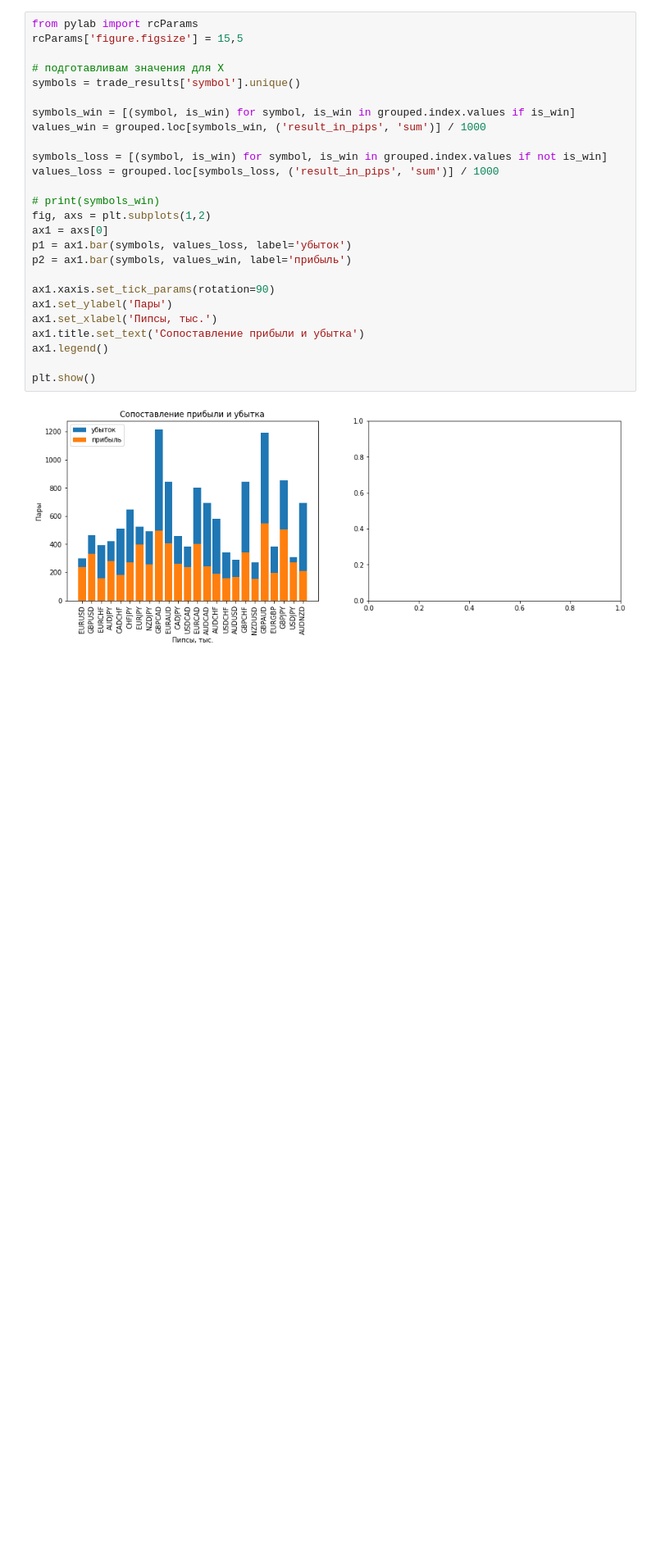
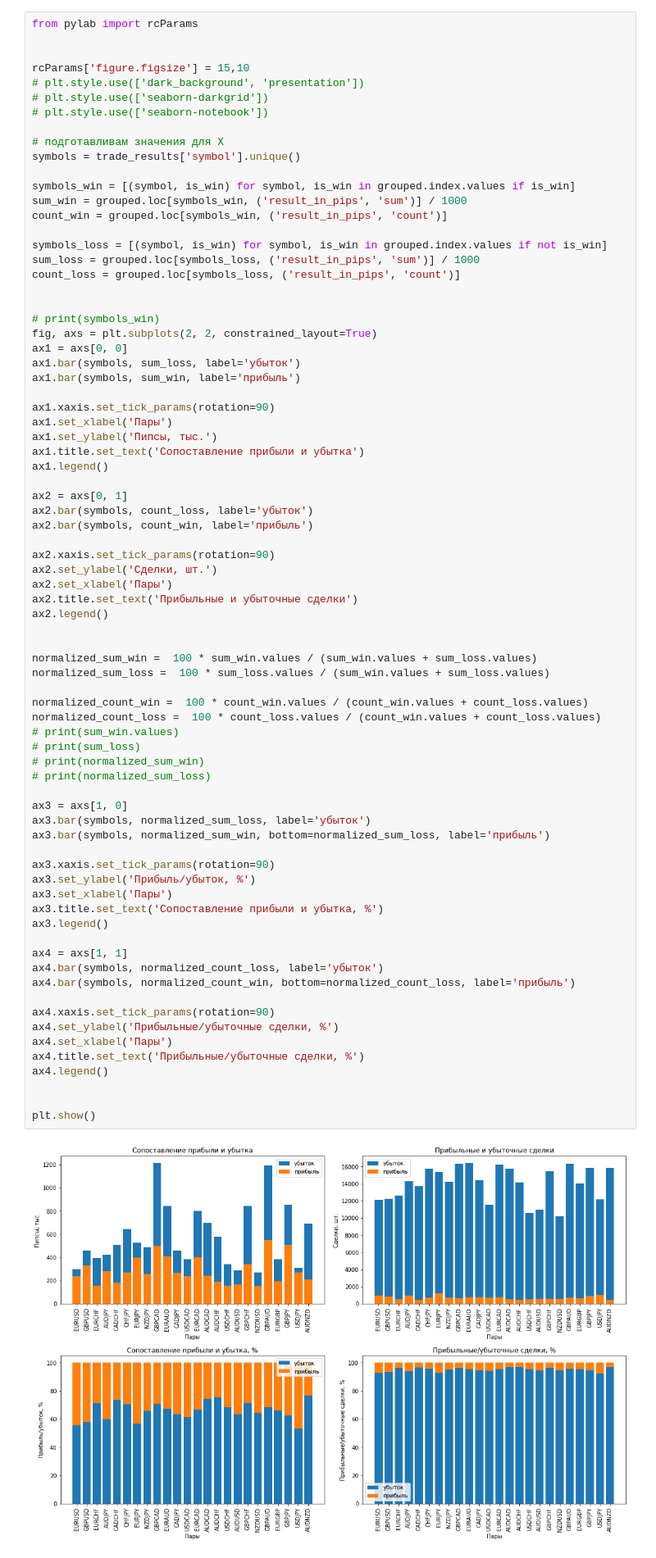
Before and after one commit to pudovd/stpy-19, a Jupyter notebook: 02-visualization/analyze-trade-results-Copy1.ipynb, the cells around one changed output. Shown at 82% size. Drawn from its saved outputs; the diff is of its cells as text; blank space fills up the shorter version.

Commit message:
add normalized charts

```diff
--- a/02-visualization/analyze-trade-results-Copy1.ipynb
+++ b/02-visualization/analyze-trade-results-Copy1.ipynb
@@ -88,32 +88,82 @@ grouped.head(4)
 ### Отобразим столбчатую диаграмму для сравнения прибыли/убытков
 # %%
 from pylab import rcParams
-rcParams['figure.figsize'] = 15,5
+
+
+rcParams['figure.figsize'] = 15,10
+# plt.style.use(['dark_background', 'presentation'])
+# plt.style.use(['seaborn-darkgrid'])
+# plt.style.use(['seaborn-notebook'])
 
 # подготавливам значения для X
 symbols = trade_results['symbol'].unique()
 
 symbols_win = [(symbol, is_win) for symbol, is_win in grouped.index.values if is_win]
-values_win = grouped.loc[symbols_win, ('result_in_pips', 'sum')] / 1000
+sum_win = grouped.loc[symbols_win, ('result_in_pips', 'sum')] / 1000
+count_win = grouped.loc[symbols_win, ('result_in_pips', 'count')]
 
 symbols_loss = [(symbol, is_win) for symbol, is_win in grouped.index.values if not is_win]
-values_loss = grouped.loc[symbols_loss, ('result_in_pips', 'sum')] / 1000
+sum_loss = grouped.loc[symbols_loss, ('result_in_pips', 'sum')] / 1000
+count_loss = grouped.loc[symbols_loss, ('result_in_pips', 'count')]
+
 
 # print(symbols_win)
-fig, axs = plt.subplots(1,2)
-ax1 = axs[0]
-p1 = ax1.bar(symbols, values_loss, label='убыток')
-p2 = ax1.bar(symbols, values_win, label='прибыль')
+fig, axs = plt.subplots(2, 2, constrained_layout=True)
+ax1 = axs[0, 0]
+ax1.bar(symbols, sum_loss, label='убыток')
+ax1.bar(symbols, sum_win, label='прибыль')
 
 ax1.xaxis.set_tick_params(rotation=90)
-ax1.set_ylabel('Пары')
-ax1.set_xlabel('Пипсы, тыс.')
+ax1.set_xlabel('Пары')
+ax1.set_ylabel('Пипсы, тыс.')
 ax1.title.set_text('Сопоставление прибыли и убытка')
 ax1.legend()
 
+ax2 = axs[0, 1]
+ax2.bar(symbols, count_loss, label='убыток')
+ax2.bar(symbols, count_win, label='прибыль')
+
+ax2.xaxis.set_tick_params(rotation=90)
+ax2.set_ylabel('Сделки, шт.')
+ax2.set_xlabel('Пары')
+ax2.title.set_text('Прибыльные и убыточные сделки')
+ax2.legend()
+
+
+normalized_sum_win =  100 * sum_win.values / (sum_win.values + sum_loss.values)
+normalized_sum_loss =  100 * sum_loss.values / (sum_win.values + sum_loss.values)
+
+normalized_count_win =  100 * count_win.values / (count_win.values + count_loss.values)
+normalized_count_loss =  100 * count_loss.values / (count_win.values + count_loss.values)
+# print(sum_win.values)
+# print(sum_loss)
+# print(normalized_sum_win)
+# print(normalized_sum_loss)
+
+ax3 = axs[1, 0]
+ax3.bar(symbols, normalized_sum_loss, label='убыток')
+ax3.bar(symbols, normalized_sum_win, bottom=normalized_sum_loss, label='прибыль')
+
+ax3.xaxis.set_tick_params(rotation=90)
+ax3.set_ylabel('Прибыль/убыток, %')
+ax3.set_xlabel('Пары')
+ax3.title.set_text('Сопоставление прибыли и убытка, %')
+ax3.legend()
+
+ax4 = axs[1, 1]
+ax4.bar(symbols, normalized_count_loss, label='убыток')
+ax4.bar(symbols, normalized_count_win, bottom=normalized_count_loss, label='прибыль')
+
+ax4.xaxis.set_tick_params(rotation=90)
+ax4.set_ylabel('Прибыльные/убыточные сделки, %')
+ax4.set_xlabel('Пары')
+ax4.title.set_text('Прибыльные/убыточные сделки, %')
+ax4.legend()
+
+
 plt.show()
 # %% [output]
-[figure, old version]
+[figure, new version]
 # %% [markdown]
 #### Выводы:
 * По всем инструментам убыток :(
```
Also changed, not shown: parts of 1 cell of this notebook.
